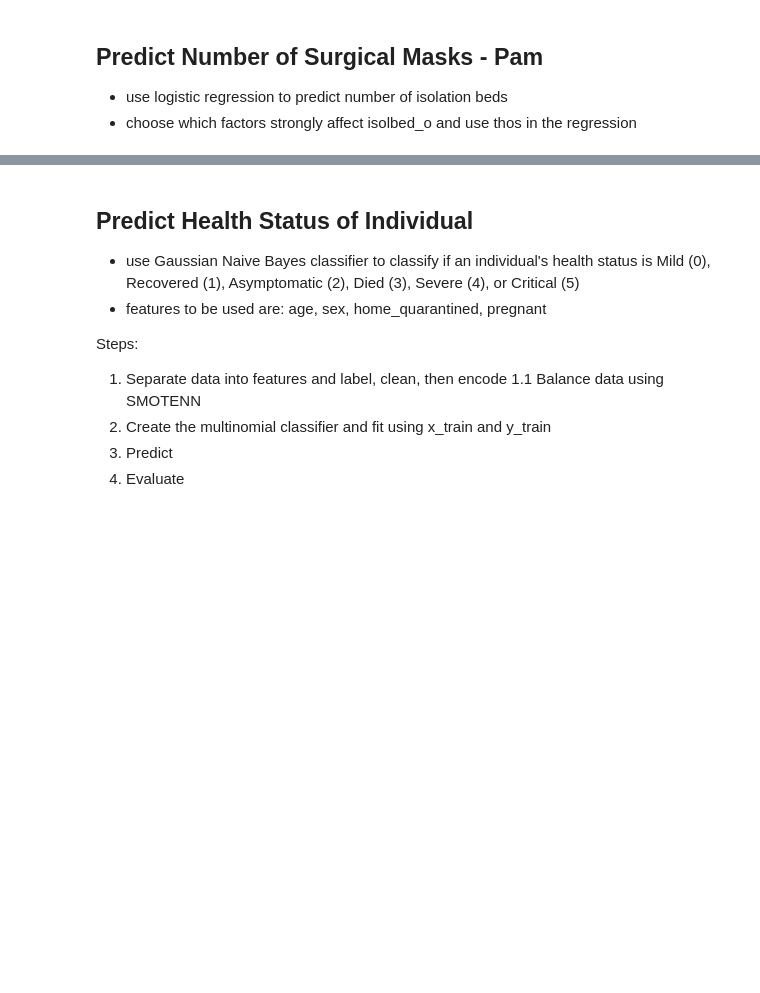
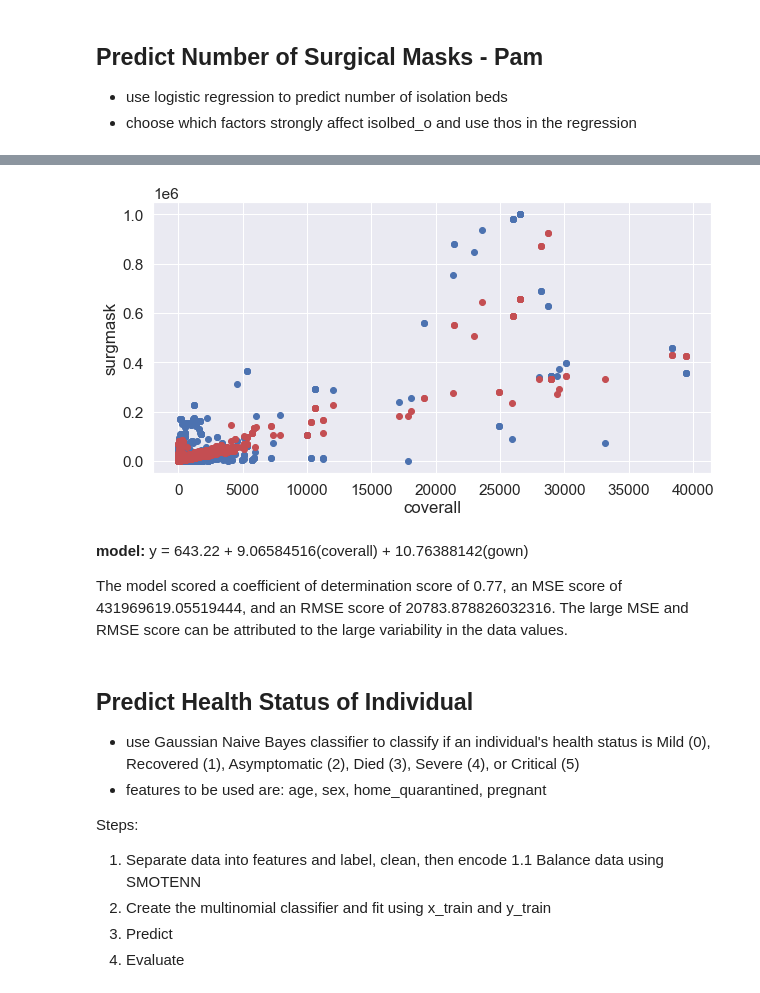
Before and after one commit to klouiesun00/CMSC197-ML-MiniProj-GroupJ, a Jupyter notebook: Mini-Project.ipynb, the cells around one changed output, grey strips where cells are left out. Drawn from its saved outputs; the diff is of its cells as text; code cells hidden in the pictures; blank space fills up the shorter version.

```diff
--- a/Mini-Project.ipynb
+++ b/Mini-Project.ipynb
@@ -321,3 +443,18 @@ note: values change every run of this notebook
+# %%
+# comparing y test and y pred with coverall
+plt.figure(figsize=(10, 5))
+plt.scatter(x_test['coverall'], y_test, color ='b')
+plt.scatter(x_test['coverall'], y_pred, color ='r')
+plt.xlabel('coverall')
+plt.ylabel('surgmask')
+
+plt.show()
+# %% [output]
+[figure, added]
+# %% [markdown]
+<b>model: </b> y = 643.22 + 9.06584516(coverall) + 10.76388142(gown)
+
+The model scored a coefficient of determination score of 0.77, an MSE score of 431969619.05519444, and an RMSE score of 20783.878826032316. The large MSE and RMSE score can be attributed to the large variability in the data values.
 # %% [markdown]
 ## Predict Health Status of Individual
 - use Gaussian Naive Bayes classifier to classify if an individual's health status is Mild (0), Recovered (1), Asymptomatic (2), Died (3), Severe (4), or Critical (5)
```
Also changed, not shown: parts of 17 cells of this notebook.
